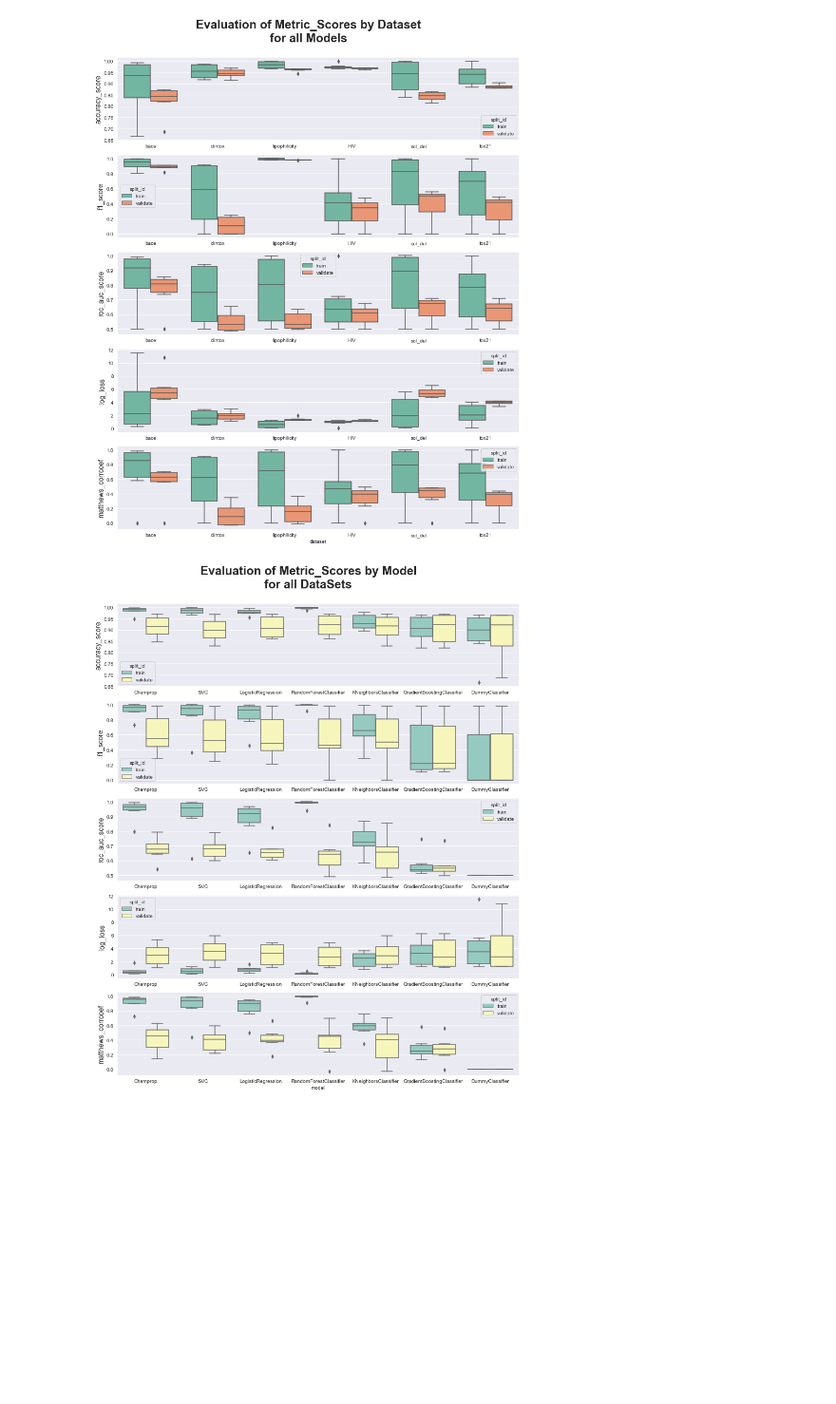
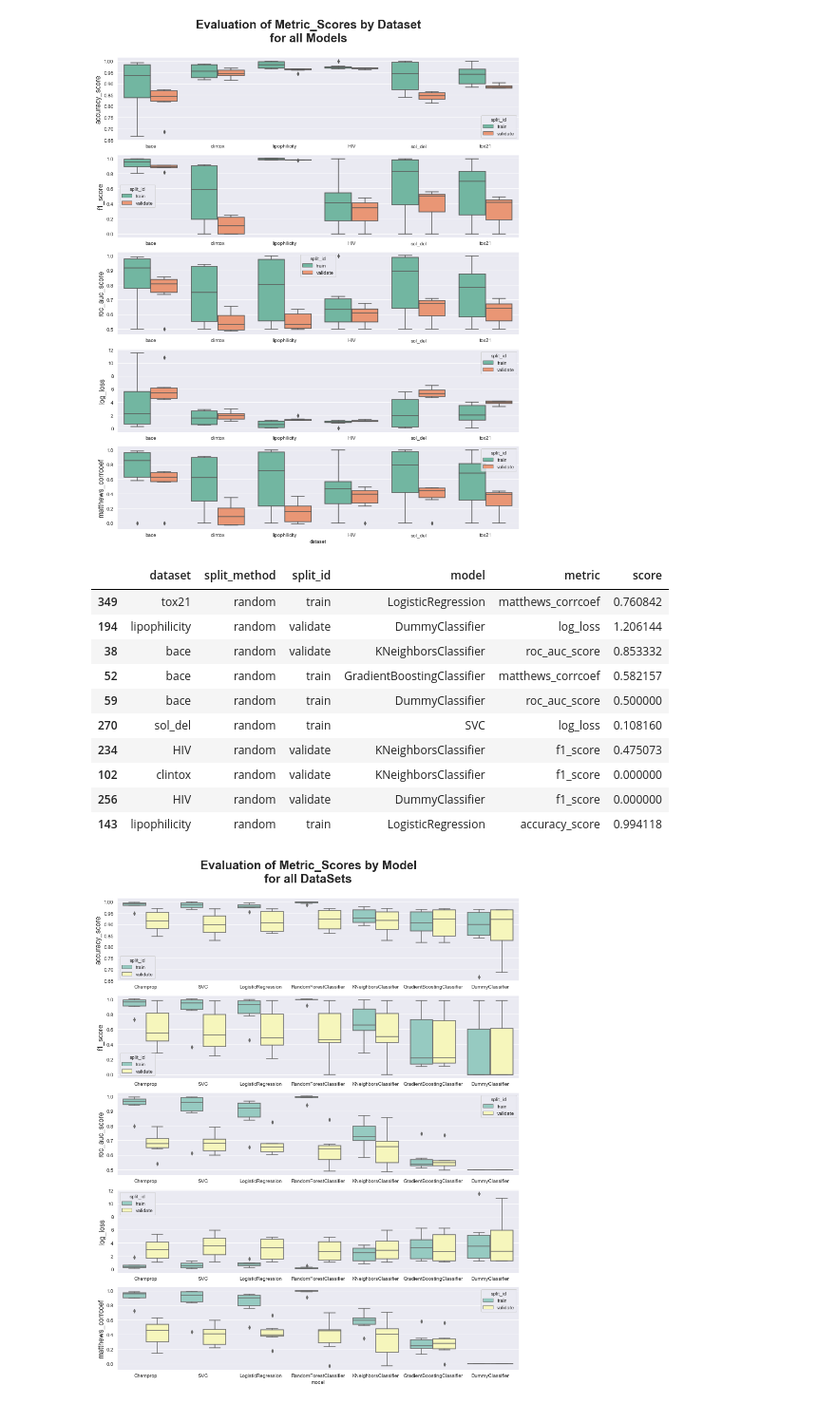
Before and after one commit to PJMichaels/Chemistry-Capstone, a Jupyter notebook: evaluation/eval_vis.ipynb, the cells around one changed output. Shown at 95% size. Saved outputs shown, nothing was run; the diff lists cells and outputs as text; code cells hidden in the pictures; blank space fills up the shorter version.

```diff
--- a/evaluation/eval_vis.ipynb
+++ b/evaluation/eval_vis.ipynb
@@ -89,6 +89,20 @@ fig.tight_layout()
 fig.savefig("Boxplot_Dataset_Scores.png", facecolor = "w")
 # %% [output]
 [figure]
+# %%
+df.sample(10)
+# %% [output]
+|  | dataset | split_method | split_id | model | metric | score |
+| 349 | tox21 | random | train | LogisticRegression | matthews_corrcoef | 0.760842 |
+| 194 | lipophilicity | random | validate | DummyClassifier | log_loss | 1.206144 |
+| 38 | bace | random | validate | KNeighborsClassifier | roc_auc_score | 0.853332 |
+| 52 | bace | random | train | GradientBoostingClassifier | matthews_corrcoef | 0.582157 |
+| 59 | bace | random | train | DummyClassifier | roc_auc_score | 0.500000 |
+| 270 | sol_del | random | train | SVC | log_loss | 0.108160 |
+| 234 | HIV | random | validate | KNeighborsClassifier | f1_score | 0.475073 |
+| 102 | clintox | random | validate | KNeighborsClassifier | f1_score | 0.000000 |
+| 256 | HIV | random | validate | DummyClassifier | f1_score | 0.000000 |
+| 143 | lipophilicity | random | train | LogisticRegression | accuracy_score | 0.994118 |
 # %%
 ### load chemprop results and normalize to simple model results format
 cp_df = pd.read_csv(r"C:\Users\phili\Python Projects\Chemistry-Capstone\evaluation\Chemprop_Results.csv")
```
Also changed, not shown: parts of 2 cells of this notebook, 4 other files.
